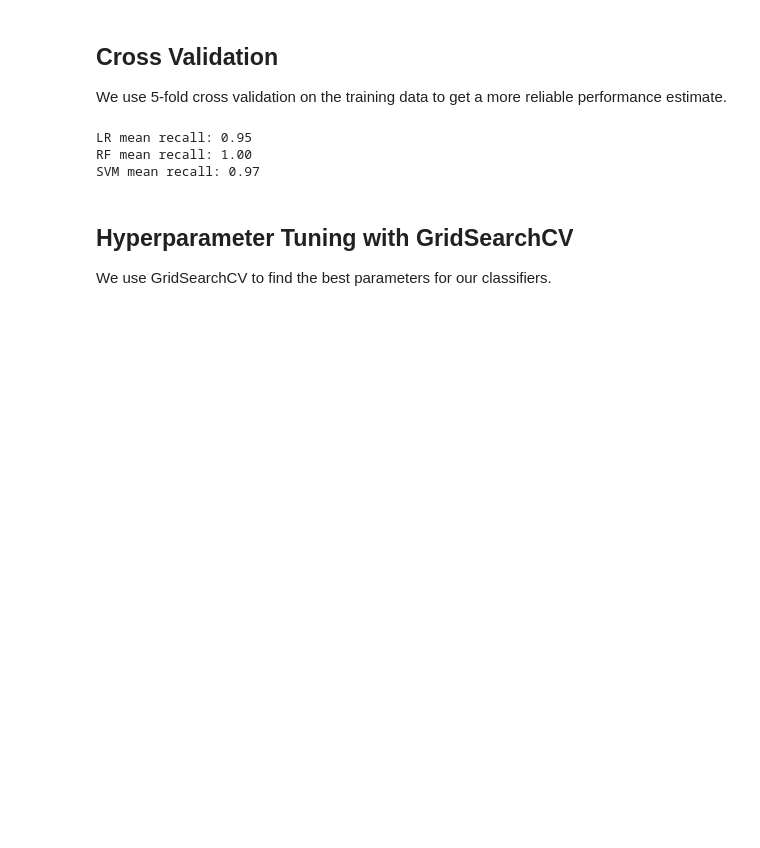
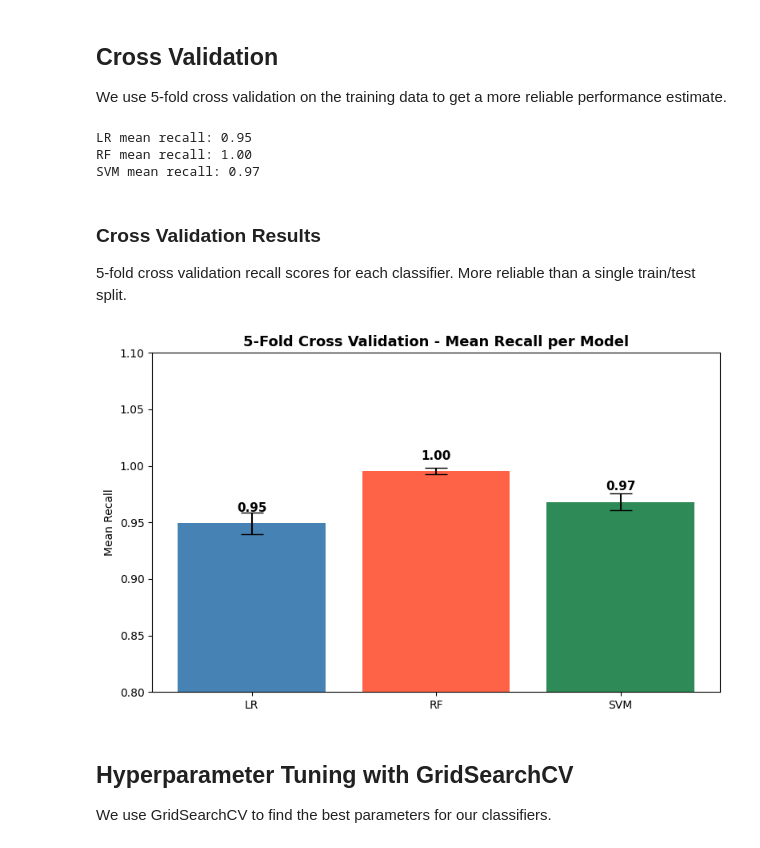
Before and after one commit to eliezaylaa/zoidberg, a Jupyter notebook: chest_Xray/zoidberg.ipynb, the cells around one changed output. Drawn from its saved outputs; the diff is of its cells as text; code cells hidden in the pictures; blank space fills up the shorter version.

```diff
--- a/chest_Xray/zoidberg.ipynb
+++ b/chest_Xray/zoidberg.ipynb
@@ -254,6 +254,29 @@ print(f"SVM mean recall: {cv_svm.mean():.2f}")
 LR mean recall: 0.95
 RF mean recall: 1.00
 SVM mean recall: 0.97
+# %% [markdown]
+### Cross Validation Results
+5-fold cross validation recall scores for each classifier.
+More reliable than a single train/test split.
+# %%
+cv_models = ['LR', 'RF', 'SVM']
+cv_means = [cv_lr.mean(), cv_r.mean(), cv_svm.mean()]
+cv_stds = [cv_lr.std(), cv_r.std(), cv_svm.std()]
+
+plt.figure(figsize=(8, 5))
+bars = plt.bar(cv_models, cv_means,
+               color=['steelblue', 'tomato', 'seagreen'],
+               yerr=cv_stds, capsize=10)
+plt.title('5-Fold Cross Validation - Mean Recall per Model', fontweight='bold', fontsize=13)
+plt.ylabel('Mean Recall')
+plt.ylim(0.8, 1.1)
+for bar, mean in zip(bars, cv_means):
+    plt.text(bar.get_x() + bar.get_width()/2, bar.get_height() + 0.01,
+             f'{mean:.2f}', ha='center', fontweight='bold', fontsize=11)
+plt.tight_layout()
+plt.show()
+# %% [output]
+[figure, added]
 # %% [markdown]
 ## Hyperparameter Tuning with GridSearchCV
 We use GridSearchCV to find the best parameters for our classifiers.
```
Also changed, not shown: parts of 11 cells of this notebook.
